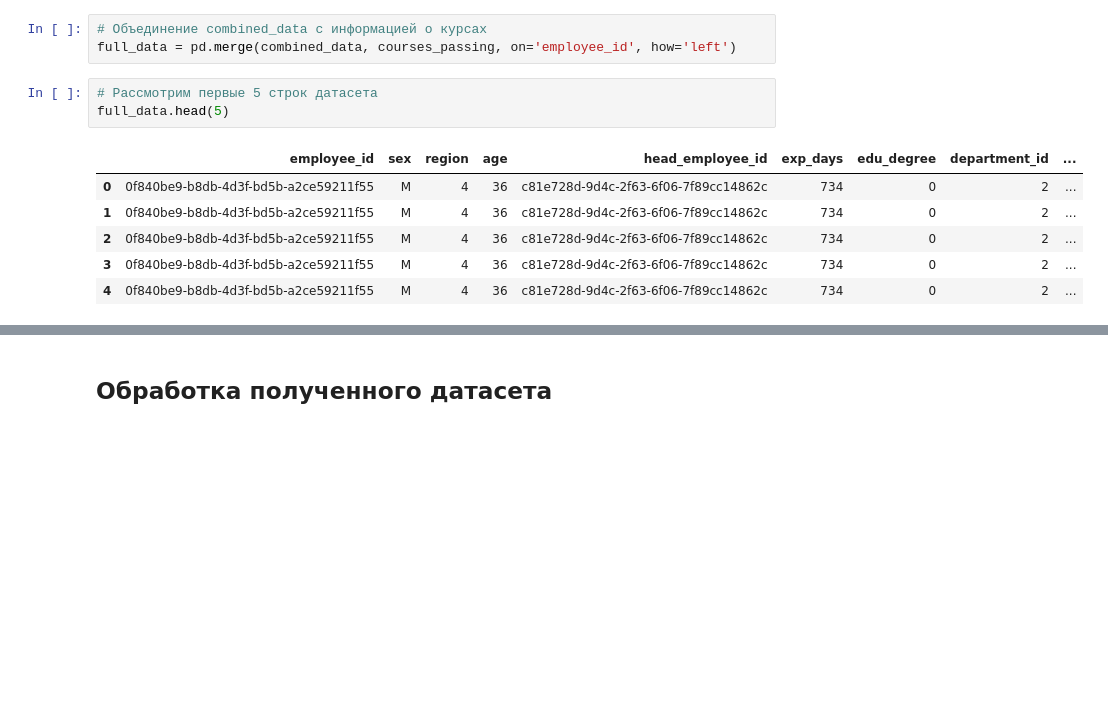
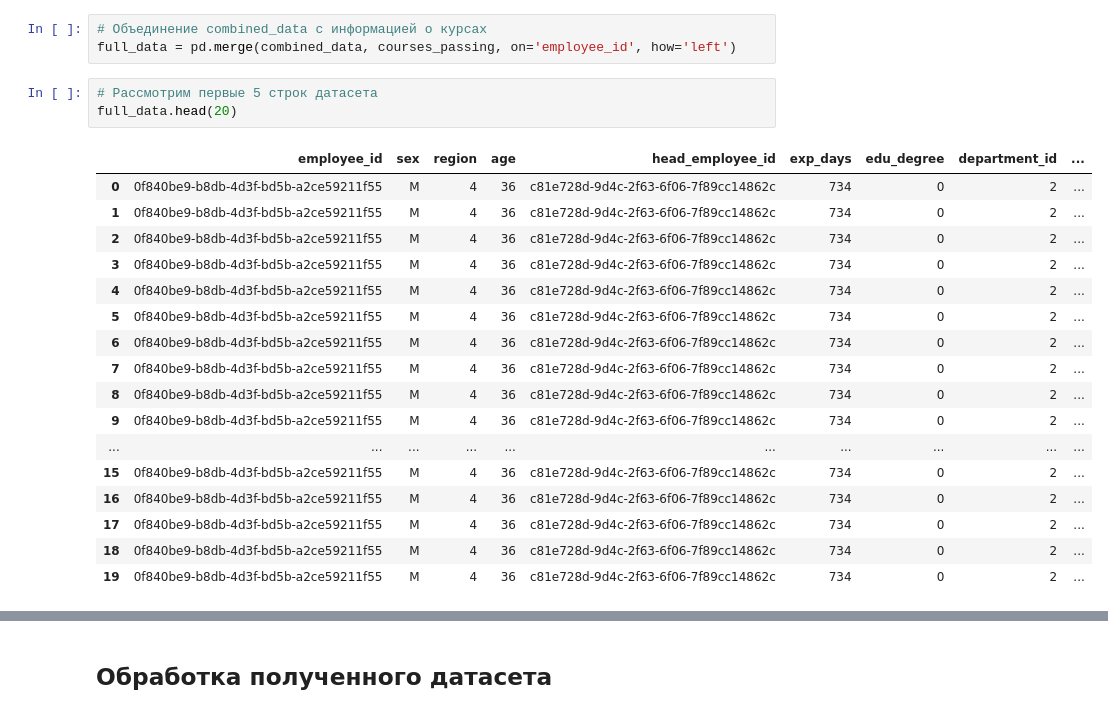
Before and after one commit to Bjorik23/peskipiksi_pesternomi, a Jupyter notebook: mipt_hakaton_2024_tinkoff/analysis/eda_part_2_v1.ipynb, the cells around one changed output, grey strips where cells are left out. Drawn from its saved outputs; the diff is of its cells as text; blank space fills up the shorter version.

```diff
--- a/mipt_hakaton_2024_tinkoff/analysis/eda_part_2_v1.ipynb
+++ b/mipt_hakaton_2024_tinkoff/analysis/eda_part_2_v1.ipynb
@@ -220,14 +225,25 @@ memory usage: 538.2 KB
 full_data = pd.merge(combined_data, courses_passing, on='employee_id', how='left')
 # %%
 # Рассмотрим первые 5 строк датасета
-full_data.head(5)
+full_data.head(20)
 # %% [output]
 |  | employee_id | sex | region | age | head_employee_id | exp_days | edu_degree | department_id | ... |
 | 0 | 0f840be9-b8db-4d3f-bd5b-a2ce59211f55 | M | 4 | 36 | c81e728d-9d4c-2f63-6f06-7f89cc14862c | 734 | 0 | 2 | ... |
 | 1 | 0f840be9-b8db-4d3f-bd5b-a2ce59211f55 | M | 4 | 36 | c81e728d-9d4c-2f63-6f06-7f89cc14862c | 734 | 0 | 2 | ... |
 | 2 | 0f840be9-b8db-4d3f-bd5b-a2ce59211f55 | M | 4 | 36 | c81e728d-9d4c-2f63-6f06-7f89cc14862c | 734 | 0 | 2 | ... |
 | 3 | 0f840be9-b8db-4d3f-bd5b-a2ce59211f55 | M | 4 | 36 | c81e728d-9d4c-2f63-6f06-7f89cc14862c | 734 | 0 | 2 | ... |
 | 4 | 0f840be9-b8db-4d3f-bd5b-a2ce59211f55 | M | 4 | 36 | c81e728d-9d4c-2f63-6f06-7f89cc14862c | 734 | 0 | 2 | ... |
+| 5 | 0f840be9-b8db-4d3f-bd5b-a2ce59211f55 | M | 4 | 36 | c81e728d-9d4c-2f63-6f06-7f89cc14862c | 734 | 0 | 2 | ... |
+| 6 | 0f840be9-b8db-4d3f-bd5b-a2ce59211f55 | M | 4 | 36 | c81e728d-9d4c-2f63-6f06-7f89cc14862c | 734 | 0 | 2 | ... |
+| 7 | 0f840be9-b8db-4d3f-bd5b-a2ce59211f55 | M | 4 | 36 | c81e728d-9d4c-2f63-6f06-7f89cc14862c | 734 | 0 | 2 | ... |
+| 8 | 0f840be9-b8db-4d3f-bd5b-a2ce59211f55 | M | 4 | 36 | c81e728d-9d4c-2f63-6f06-7f89cc14862c | 734 | 0 | 2 | ... |
+| 9 | 0f840be9-b8db-4d3f-bd5b-a2ce59211f55 | M | 4 | 36 | c81e728d-9d4c-2f63-6f06-7f89cc14862c | 734 | 0 | 2 | ... |
+| ... | ... | ... | ... | ... | ... | ... | ... | ... | ... |
+| 15 | 0f840be9-b8db-4d3f-bd5b-a2ce59211f55 | M | 4 | 36 | c81e728d-9d4c-2f63-6f06-7f89cc14862c | 734 | 0 | 2 | ... |
+| 16 | 0f840be9-b8db-4d3f-bd5b-a2ce59211f55 | M | 4 | 36 | c81e728d-9d4c-2f63-6f06-7f89cc14862c | 734 | 0 | 2 | ... |
+| 17 | 0f840be9-b8db-4d3f-bd5b-a2ce59211f55 | M | 4 | 36 | c81e728d-9d4c-2f63-6f06-7f89cc14862c | 734 | 0 | 2 | ... |
+| 18 | 0f840be9-b8db-4d3f-bd5b-a2ce59211f55 | M | 4 | 36 | c81e728d-9d4c-2f63-6f06-7f89cc14862c | 734 | 0 | 2 | ... |
+| 19 | 0f840be9-b8db-4d3f-bd5b-a2ce59211f55 | M | 4 | 36 | c81e728d-9d4c-2f63-6f06-7f89cc14862c | 734 | 0 | 2 | ... |
 # %%
 # Рассмотрим информацию о датасете
 full_data.info()
```
Also changed, not shown: parts of 124 cells of this notebook, 4 other files.
